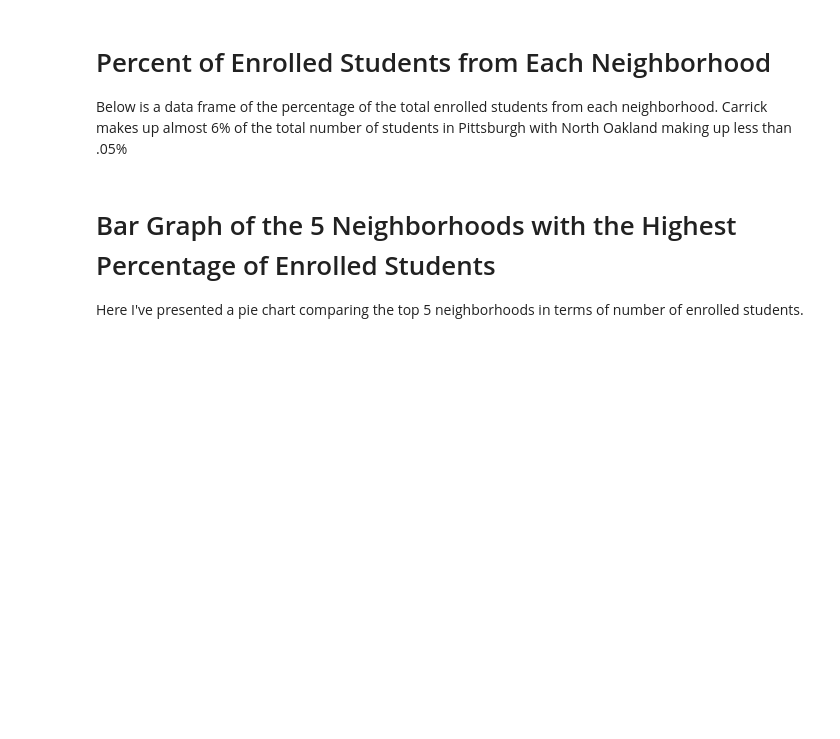
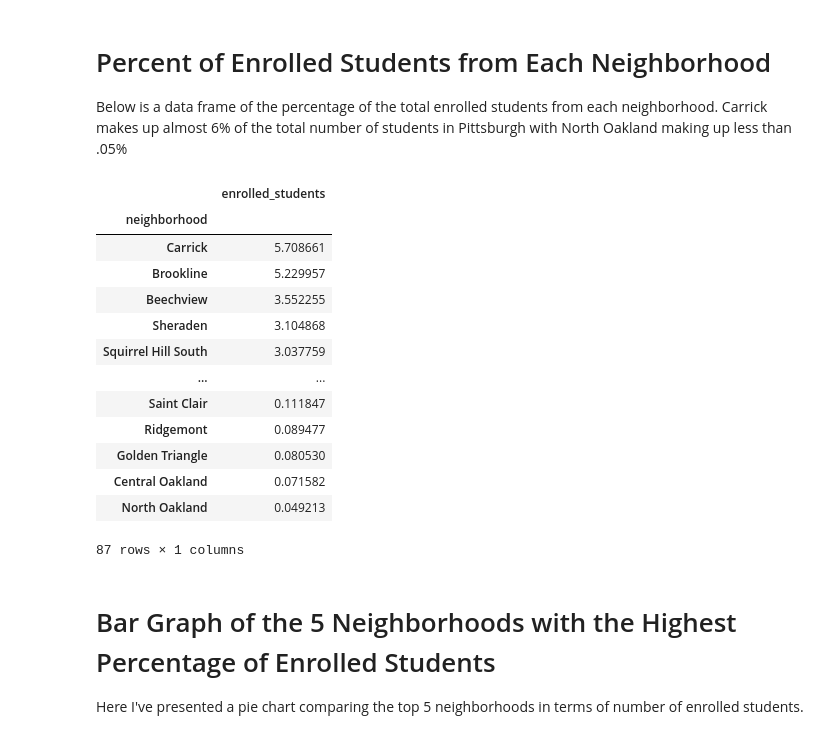
Before and after one commit to MrN830/BigIdeasFinal, a Jupyter notebook: Notebook_Quattrucci.ipynb, the cells around one changed output. Cells and saved outputs as stored; diff of their text form; code cells hidden in the pictures; blank space fills up the shorter version.

```diff
--- a/Notebook_Quattrucci.ipynb
+++ b/Notebook_Quattrucci.ipynb
@@ -88,14 +88,30 @@ Below is a data frame of the percentage of the total enrolled students from each
 # %%
 def percentEnrolled(x):
     p = (x/22352)*100
     return p
 
 percent = neighborhoods['enrolled_students'].apply(percentEnrolled)
 percent = pd.DataFrame(percent)
 percentSort = percent.sort_values(by = ['enrolled_students'], ascending = False)
 
 pData = pd.DataFrame(percentSort)
 pData.to_csv('enrollment_clean.csv')
+pData
+# %% [output]
+|  | enrolled_students |
+| neighborhood |  |
+| Carrick | 5.708661 |
+| Brookline | 5.229957 |
+| Beechview | 3.552255 |
+| Sheraden | 3.104868 |
+| Squirrel Hill South | 3.037759 |
+| ... | ... |
+| Saint Clair | 0.111847 |
+| Ridgemont | 0.089477 |
+| Golden Triangle | 0.080530 |
+| Central Oakland | 0.071582 |
+| North Oakland | 0.049213 |
+87 rows × 1 columns
 # %% [markdown]
 # Bar Graph of the 5 Neighborhoods with the Highest Percentage of Enrolled Students
 
```
Also changed, not shown: 2 other files.
